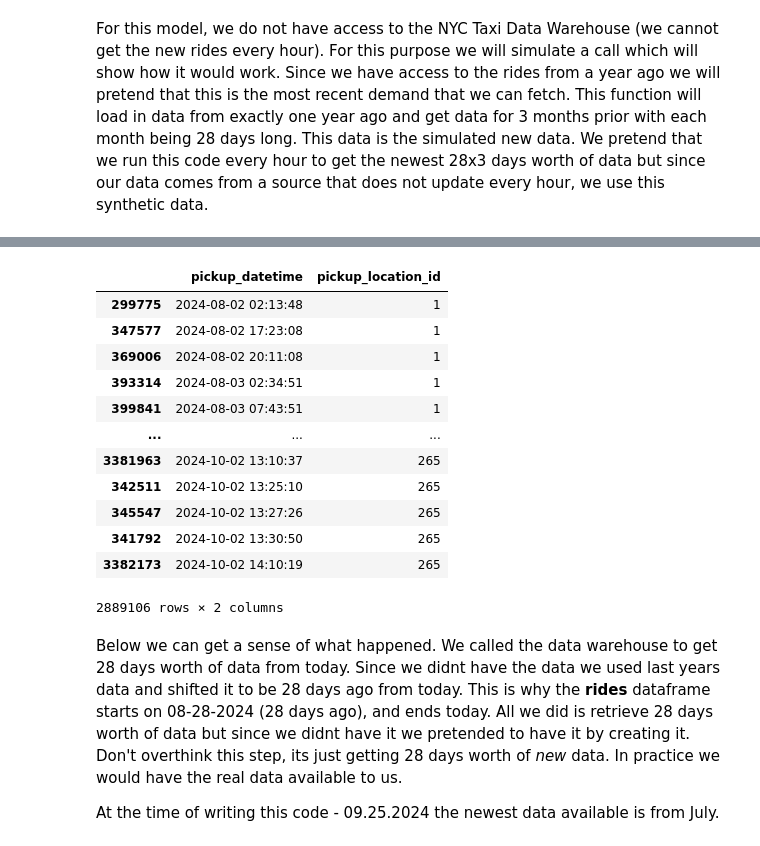
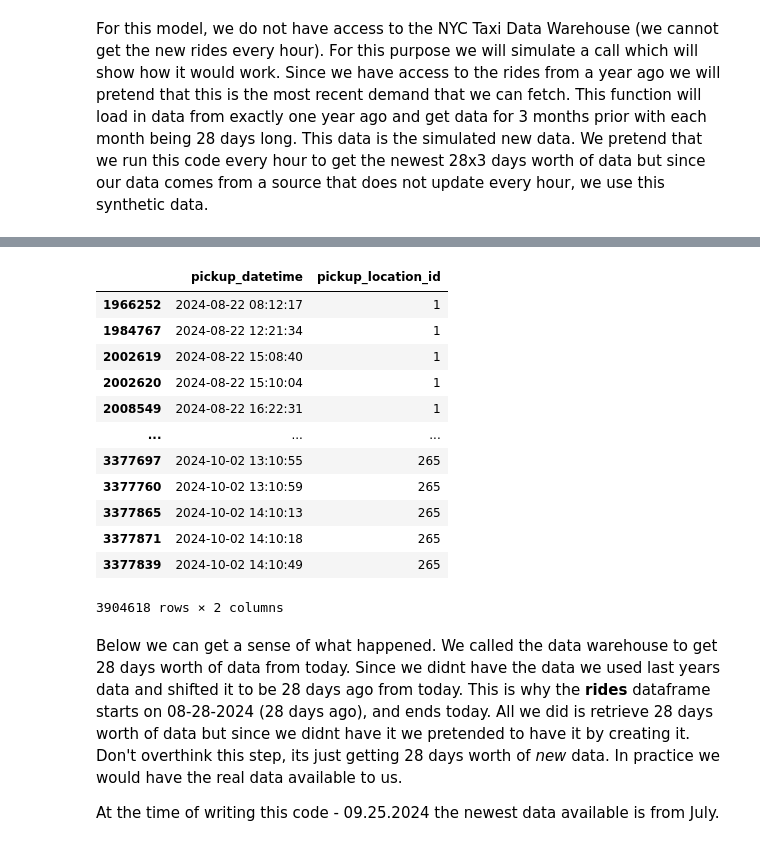
Before and after one commit to ryslipe/taxi_demand_predictor, a Jupyter notebook: notebooks/12_feature_pipeline.ipynb, the cells around one changed output, grey strips where cells are left out. Saved outputs shown, nothing was run; the diff lists cells and outputs as text; code cells hidden in the pictures.

```diff
--- a/notebooks/12_feature_pipeline.ipynb
+++ b/notebooks/12_feature_pipeline.ipynb
@@ -35,30 +35,39 @@ from src.data import load_raw_data
 
 def fetch_batch_raw_data(from_date: datetime, to_date: datetime) -> pd.DataFrame:
     """
-    Simulate production data by sampling historical data from 52 weeks ago (i.e. 1 year)
+    Simulate production data by sampling historical data from 1 year ago for the last 4 months up to today's date.
     """
-    # get data from a year ago from today
-    from_date_ = from_date - timedelta(days=7*52)
-    # get the data to the date which is 28*3 days before from_date_
-    to_date_ = to_date - timedelta(days=7*52)
+    # Calculate the dates one year ago
+    from_date_ = from_date - timedelta(days=365)
+    to_date_ = to_date - timedelta(days=365)
     print(f'{from_date_=}, {to_date_=}')
 
-    # download 2 files from website using our load_raw_data_function - this is July
-    rides = load_raw_data(year=from_date_.year, months=from_date_.month)
-    rides = rides[rides['pickup_datetime'] >= from_date_]
+    # List to collect the monthly data
+    monthly_data = []
 
-    # this is august
-    rides1 = load_raw_data(year=from_date_.year, months= from_date_.month + 1)
+    # Loop through the four months
+    for i in range(4):
+        current_date = from_date_ + timedelta(days=30 * i)
+        year, month = current_date.year, current_date.month
 
-    # this is september
-    rides_2 = load_raw_data(year=to_date_.year, months=to_date_.month)
-    rides_2 = rides_2[rides_2['pickup_datetime'] < to_date_]
+        # Handle wrapping around the end of the year
+        if month > 12:
+            year += 1
+            month = month % 12
 
-    rides = pd.concat([rides, rides1])
-    rides = pd.concat([rides, rides_2])
+        month_data = load_raw_data(year=year, months=month)
+        if i == 0:
+            month_data = month_data[month_data['pickup_datetime'] >= from_date_]
+        elif i == 3:
+            month_data = month_data[month_data['pickup_datetime'] < to_date_]
 
-    # shift the data to pretend this is recent data - add a year to each row
-    rides['pickup_datetime'] += timedelta(days=7*52)
+        monthly_data.append(month_data)
+
+    # Concatenate all the monthly DataFrames
+    rides = pd.concat(monthly_data)
+
+    # Shift the data to pretend this is recent data - add a year to each row
+    rides['pickup_datetime'] += timedelta(days=365)
 
     rides.sort_values(by=['pickup_location_id', 'pickup_datetime'], inplace=True)
 
@@ -90,19 +100,19 @@ rides
 # %%
-rides[rides['pickup_datetime'] > '2024-08-02']
+rides[rides['pickup_datetime'] > '2024-08-22']
 # %% [output]
 |  | pickup_datetime | pickup_location_id |
-| 299775 | 2024-08-02 02:13:48 | 1 |
-| 347577 | 2024-08-02 17:23:08 | 1 |
-| 369006 | 2024-08-02 20:11:08 | 1 |
-| 393314 | 2024-08-03 02:34:51 | 1 |
-| 399841 | 2024-08-03 07:43:51 | 1 |
+| 1966252 | 2024-08-22 08:12:17 | 1 |
+| 1984767 | 2024-08-22 12:21:34 | 1 |
+| 2002619 | 2024-08-22 15:08:40 | 1 |
+| 2002620 | 2024-08-22 15:10:04 | 1 |
+| 2008549 | 2024-08-22 16:22:31 | 1 |
 | ... | ... | ... |
-| 3381963 | 2024-10-02 13:10:37 | 265 |
-| 342511 | 2024-10-02 13:25:10 | 265 |
-| 345547 | 2024-10-02 13:27:26 | 265 |
-| 341792 | 2024-10-02 13:30:50 | 265 |
-| 3382173 | 2024-10-02 14:10:19 | 265 |
+| 3377697 | 2024-10-02 13:10:55 | 265 |
+| 3377760 | 2024-10-02 13:10:59 | 265 |
+| 3377865 | 2024-10-02 14:10:13 | 265 |
+| 3377871 | 2024-10-02 14:10:18 | 265 |
+| 3377839 | 2024-10-02 14:10:49 | 265 |
-2889106 rows × 2 columns
+3904618 rows × 2 columns
 # %% [markdown]
 Below we can get a sense of what happened. We called the data warehouse to get 28 days worth of data from today. Since we didnt have the data we used last years data and shifted it to be 28 days ago from today. This is why the **rides** dataframe starts on 08-28-2024 (28 days ago), and ends today. All we did is retrieve 28 days worth of data but since we didnt have it we pretended to have it by creating it. Don't overthink this step, its just getting 28 days worth of *new* data. In practice we would have the real data available to us.
 
```
Also changed, not shown: parts of 8 cells of this notebook, 3 other files.
